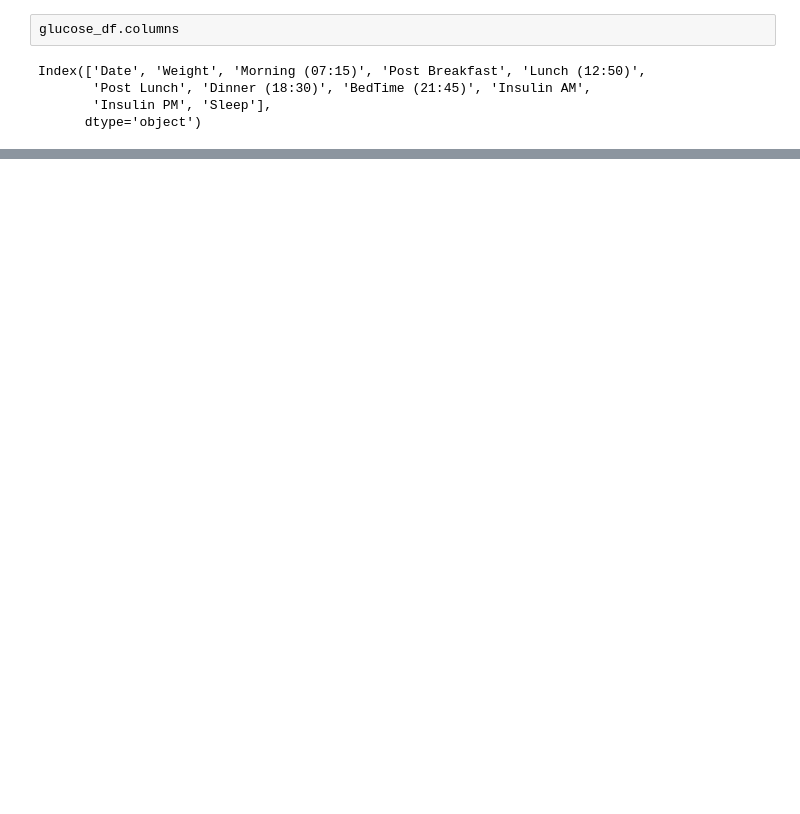
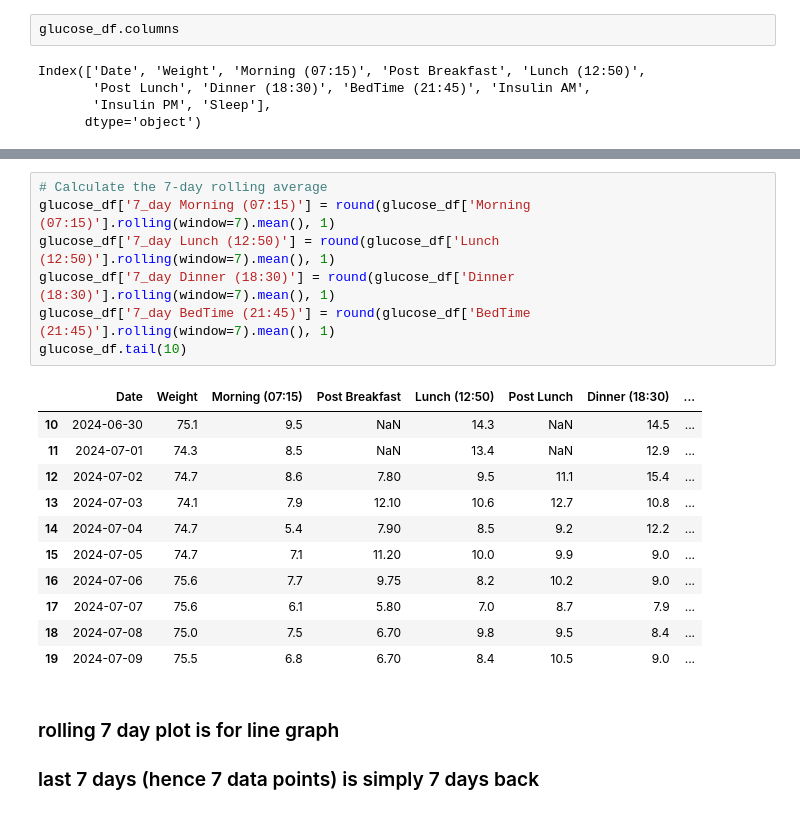
Before and after one commit to charleverts/glucose_tracker_app, a Jupyter notebook: streamlit.ipynb, the cells around one changed output, grey strips where cells are left out. Saved outputs shown, nothing was run; the diff lists cells and outputs as text; blank space fills up the shorter version.

```diff
--- a/streamlit.ipynb
+++ b/streamlit.ipynb
@@ -437,0 +516,22 @@ fig.show()
+# %%
+# Calculate the 7-day rolling average
+glucose_df['7_day Morning (07:15)'] = round(glucose_df['Morning (07:15)'].rolling(window=7).mean(), 1)
+glucose_df['7_day Lunch (12:50)'] = round(glucose_df['Lunch (12:50)'].rolling(window=7).mean(), 1)
+glucose_df['7_day Dinner (18:30)'] = round(glucose_df['Dinner (18:30)'].rolling(window=7).mean(), 1)
+glucose_df['7_day BedTime (21:45)'] = round(glucose_df['BedTime (21:45)'].rolling(window=7).mean(), 1)
+glucose_df.tail(10)
+# %% [output]
+|  | Date | Weight | Morning (07:15) | Post Breakfast | Lunch (12:50) | Post Lunch | Dinner (18:30) | ... |
+| 10 | 2024-06-30 | 75.1 | 9.5 | NaN | 14.3 | NaN | 14.5 | ... |
+| 11 | 2024-07-01 | 74.3 | 8.5 | NaN | 13.4 | NaN | 12.9 | ... |
+| 12 | 2024-07-02 | 74.7 | 8.6 | 7.80 | 9.5 | 11.1 | 15.4 | ... |
+| 13 | 2024-07-03 | 74.1 | 7.9 | 12.10 | 10.6 | 12.7 | 10.8 | ... |
+| 14 | 2024-07-04 | 74.7 | 5.4 | 7.90 | 8.5 | 9.2 | 12.2 | ... |
+| 15 | 2024-07-05 | 74.7 | 7.1 | 11.20 | 10.0 | 9.9 | 9.0 | ... |
+| 16 | 2024-07-06 | 75.6 | 7.7 | 9.75 | 8.2 | 10.2 | 9.0 | ... |
+| 17 | 2024-07-07 | 75.6 | 6.1 | 5.80 | 7.0 | 8.7 | 7.9 | ... |
+| 18 | 2024-07-08 | 75.0 | 7.5 | 6.70 | 9.8 | 9.5 | 8.4 | ... |
+| 19 | 2024-07-09 | 75.5 | 6.8 | 6.70 | 8.4 | 10.5 | 9.0 | ... |
+# %% [markdown]
+### rolling 7 day plot is for line graph
+### last 7 days (hence 7 data points) is simply 7 days back
```
Also changed, not shown: parts of 11 cells of this notebook, 1 other file.
